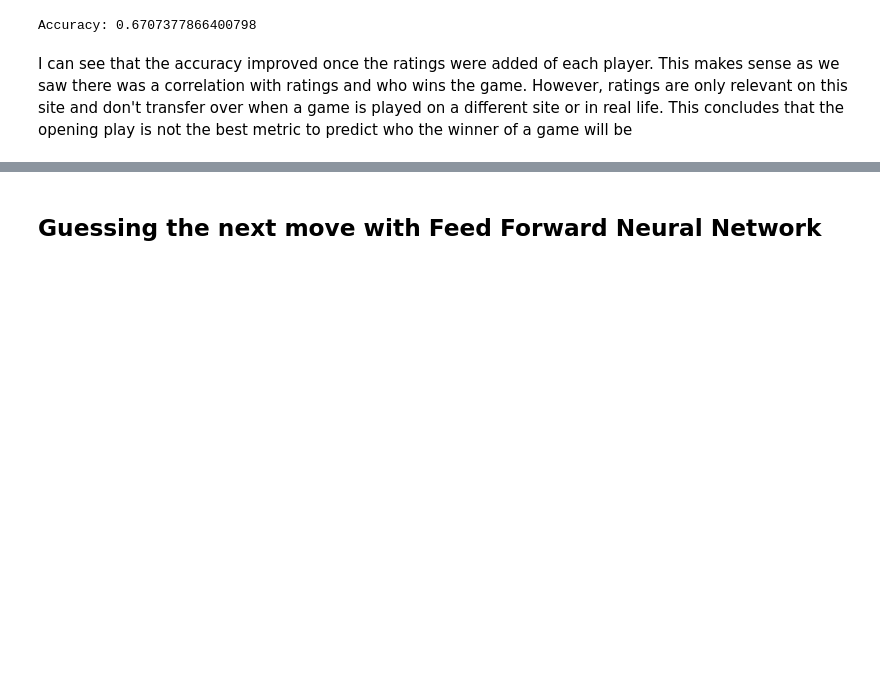
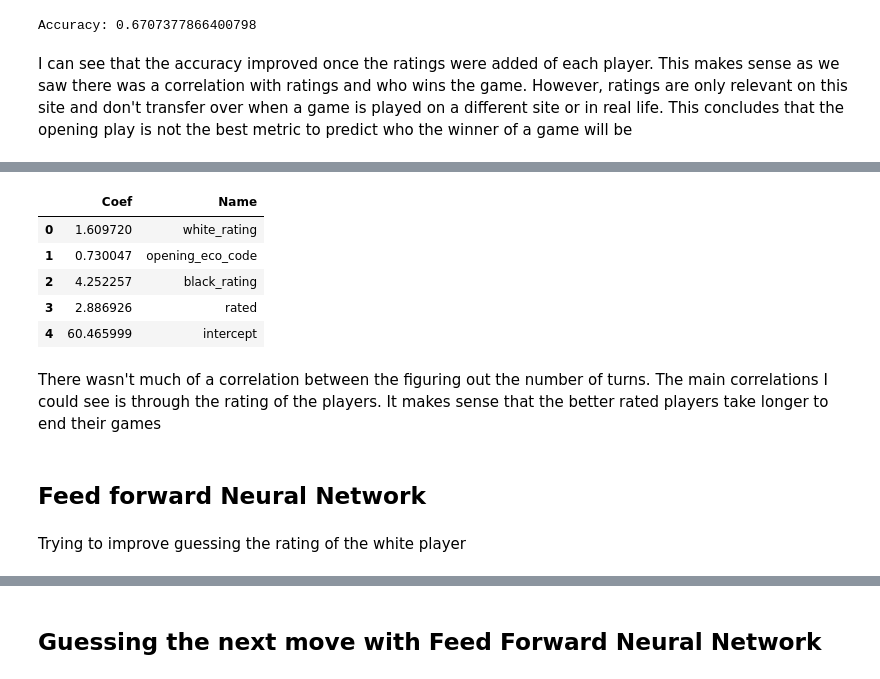
Before and after one commit to AaronShabanian/chessAnalysis, a Jupyter notebook: ChessAnalysis.ipynb, the cells around one changed output, grey strips where cells are left out. Cells and saved outputs as stored; diff of their text form; code cells hidden in the pictures; blank space fills up the shorter version.

```diff
--- a/ChessAnalysis.ipynb
+++ b/ChessAnalysis.ipynb
@@ -176,0 +283,20 @@ I can see that the accuracy improved once the ratings were added of each player.
+# %%
+coefficients = pd.DataFrame({"Coef":LR_Model1.coef_,
+              "Name": predictors})
+coefficients = coefficients.append({"Coef": LR_Model1.intercept_,
+                    "Name": "intercept"}, ignore_index = True)
+
+coefficients
+# %% [output]
+|  | Coef | Name |
+| 0 | 1.609720 | white_rating |
+| 1 | 0.730047 | opening_eco_code |
+| 2 | 4.252257 | black_rating |
+| 3 | 2.886926 | rated |
+| 4 | 60.465999 | intercept |
+# %% [markdown]
+There wasn't much of a correlation between the figuring out the number of turns. The main correlations I could see is through the rating of the players. It makes sense that the better rated players take longer to end their games
+# %% [markdown]
+## Feed forward Neural Network
+# %% [markdown]
+Trying to improve guessing the rating of the white player
```
Also changed, not shown: parts of 43 cells of this notebook.
